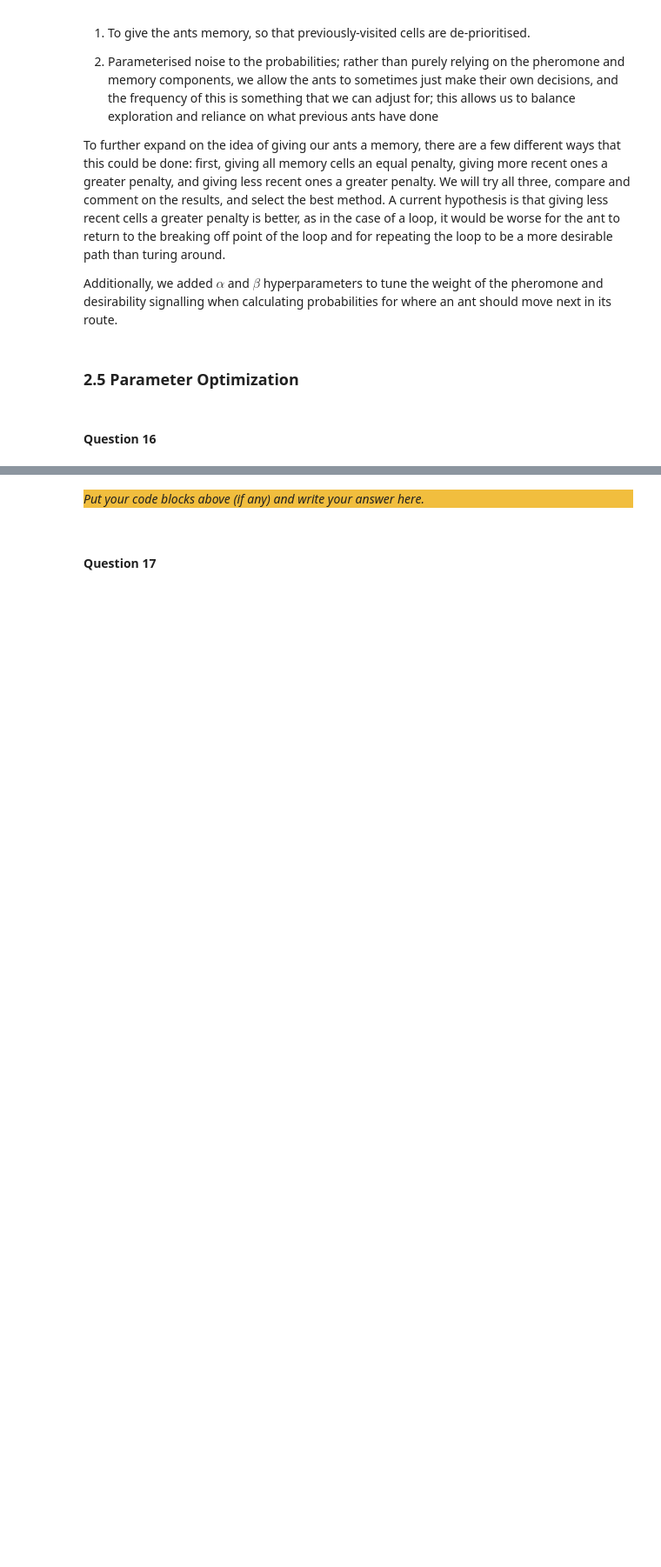
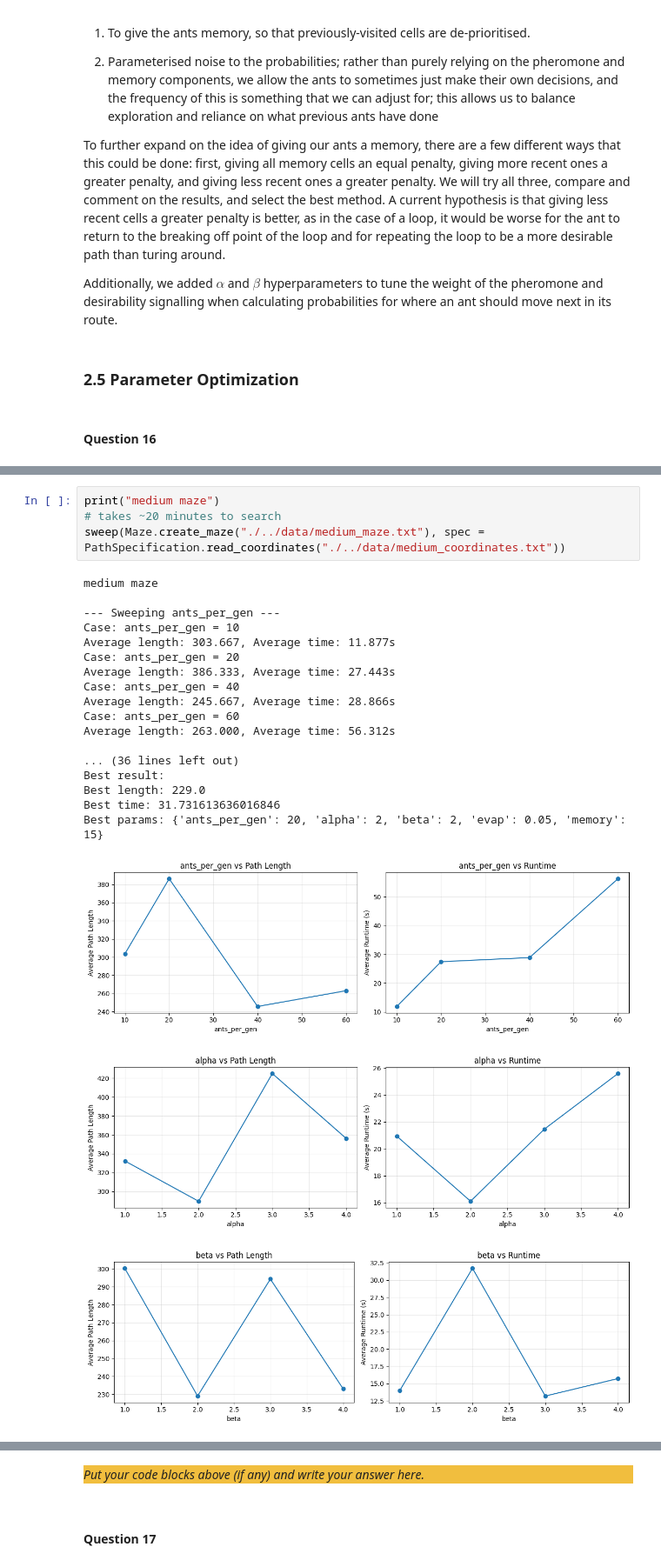
Before and after one commit to fusiatique/ci-assignments, a Jupyter notebook: assignment_2/src/Main.ipynb, the cells around one changed output, grey strips where cells are left out. Shown at 87% size. Saved outputs shown, nothing was run; the diff lists cells and outputs as text; blank space fills up the shorter version.

```diff
--- a/assignment_2/src/Main.ipynb
+++ b/assignment_2/src/Main.ipynb
@@ -1008,0 +1121,25 @@ Best:  195.0 10.881 (3, 0.5, 0.1)
+# %%
+print("medium maze")
+# takes ~20 minutes to search
+sweep(Maze.create_maze("./../data/medium_maze.txt"), spec = PathSpecification.read_coordinates("./../data/medium_coordinates.txt"))
+# %% [output]
+medium maze
+
+--- Sweeping ants_per_gen ---
+Case: ants_per_gen = 10
+Average length: 303.667, Average time: 11.877s
+Case: ants_per_gen = 20
+Average length: 386.333, Average time: 27.443s
+Case: ants_per_gen = 40
+Average length: 245.667, Average time: 28.866s
+Case: ants_per_gen = 60
+Average length: 263.000, Average time: 56.312s
+
+... (36 lines left out)
+Best result:
+Best length: 229.0
+Best time: 31.731613636016846
+Best params: {'ants_per_gen': 20, 'alpha': 2, 'beta': 2, 'evap': 0.05, 'memory': 15}
+[figure, added]
+[figure, added]
+[figure, added]
```
Also changed, not shown: parts of 21 cells of this notebook, 5 other files.
